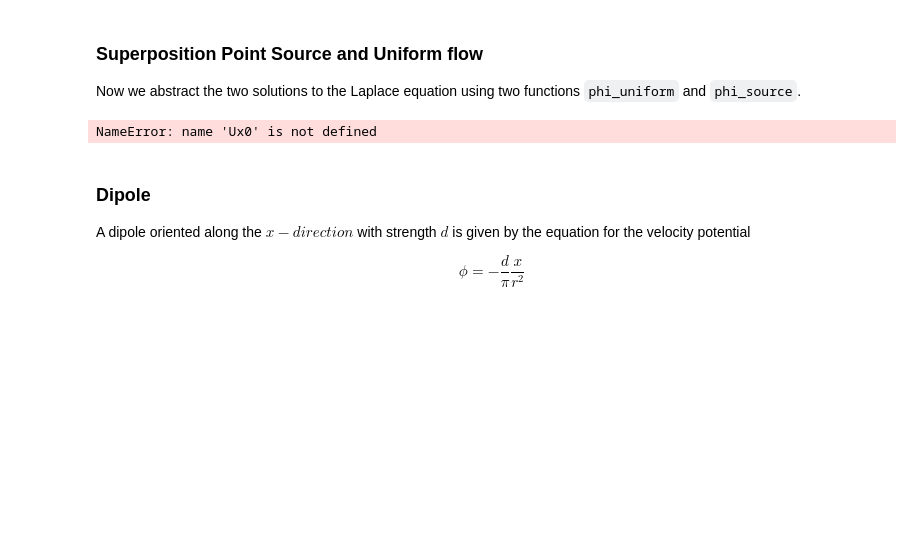
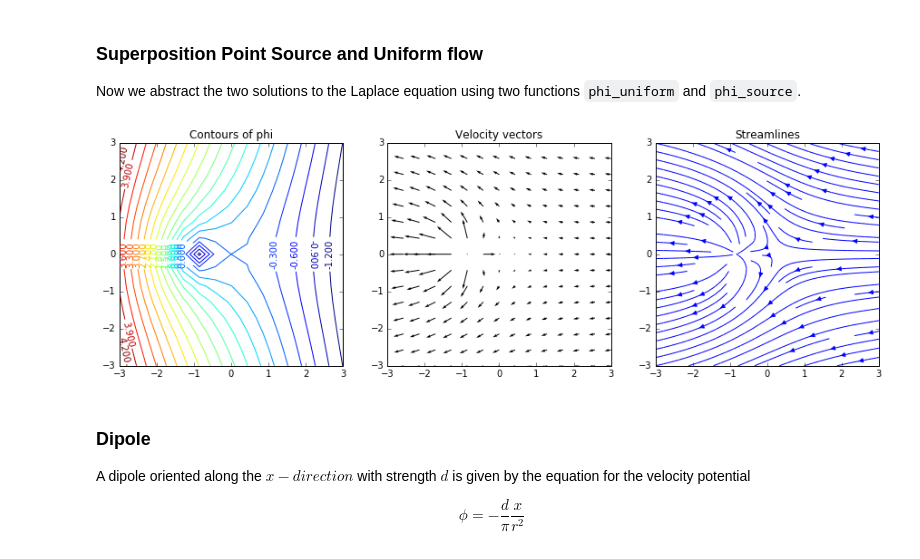
Before and after one commit to cdohl/ph3501, a Jupyter notebook: notebooks/08_Ideal Flow & Solutions to the Laplace Equation.ipynb, the cells around one changed output. Cells and saved outputs as stored; diff of their text form; code cells hidden in the pictures; blank space fills up the shorter version.

```diff
--- a/notebooks/08_Ideal Flow & Solutions to the Laplace Equation.ipynb
+++ b/notebooks/08_Ideal Flow & Solutions to the Laplace Equation.ipynb
@@ -152,13 +153,13 @@ def phi_source(xx,yy,m,x0):
     return m/4./np.pi*np.log(r2)
 # %%
 # now we can do a superposition rather simple
-phi=phi_uniform(xx,yy,Ux0)+phi_source(xx,yy,m,x0)
+phi=phi_uniform(xx,yy,U,x0)+phi_source(xx,yy,m,x0)
 #calculate the gradient
 uy,ux=np.gradient(phi,h,h)
 
 plot3(xx,yy,ux,uy,phi);
 # %% [output]
-NameError: name 'Ux0' is not defined
+[figure, added]
 # %% [markdown]
 ### Dipole
 A dipole oriented along the $x-direction$ with strength $d$ is given by the equation for the velocity potential
```
Also changed, not shown: parts of 7 cells of this notebook.
